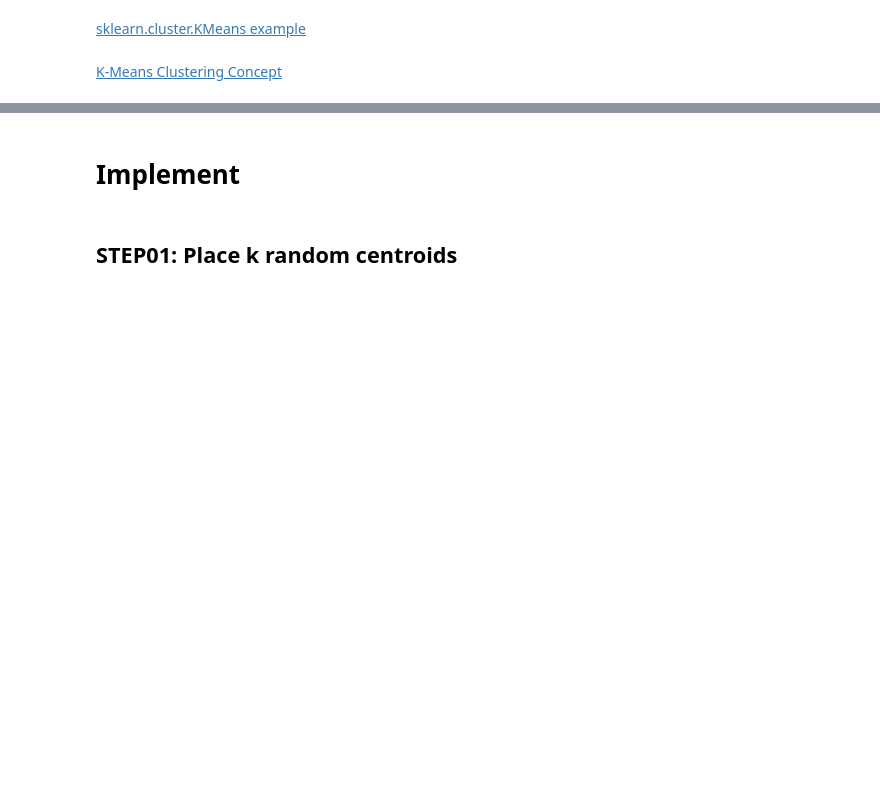
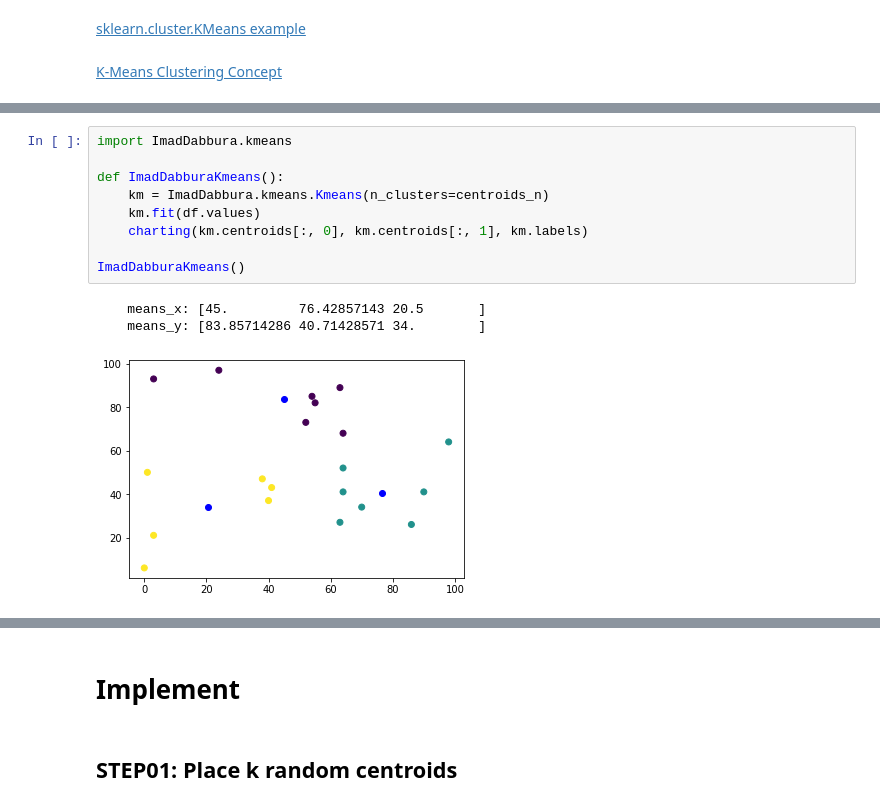
Before and after one commit to zzerross/algorithm, a Jupyter notebook: clustering/kmeans/python/KMeans.ipynb, the cells around one changed output, grey strips where cells are left out. Saved outputs shown, nothing was run; the diff lists cells and outputs as text; blank space fills up the shorter version.

```diff
--- a/clustering/kmeans/python/KMeans.ipynb
+++ b/clustering/kmeans/python/KMeans.ipynb
@@ -70,0 +50,13 @@ The is_first_col function was deprecated in Matplotlib 3.4 and will be removed t
+# %%
+import ImadDabbura.kmeans
+
+def ImadDabburaKmeans():
+    km = ImadDabbura.kmeans.Kmeans(n_clusters=centroids_n)
+    km.fit(df.values)
+    charting(km.centroids[:, 0], km.centroids[:, 1], km.labels)
+
+ImadDabburaKmeans()
+# %% [output]
+    means_x: [45.         76.42857143 20.5       ]
+    means_y: [83.85714286 40.71428571 34.        ]
+[figure, added]
```
Also changed, not shown: parts of 20 cells of this notebook, 3 other files.
